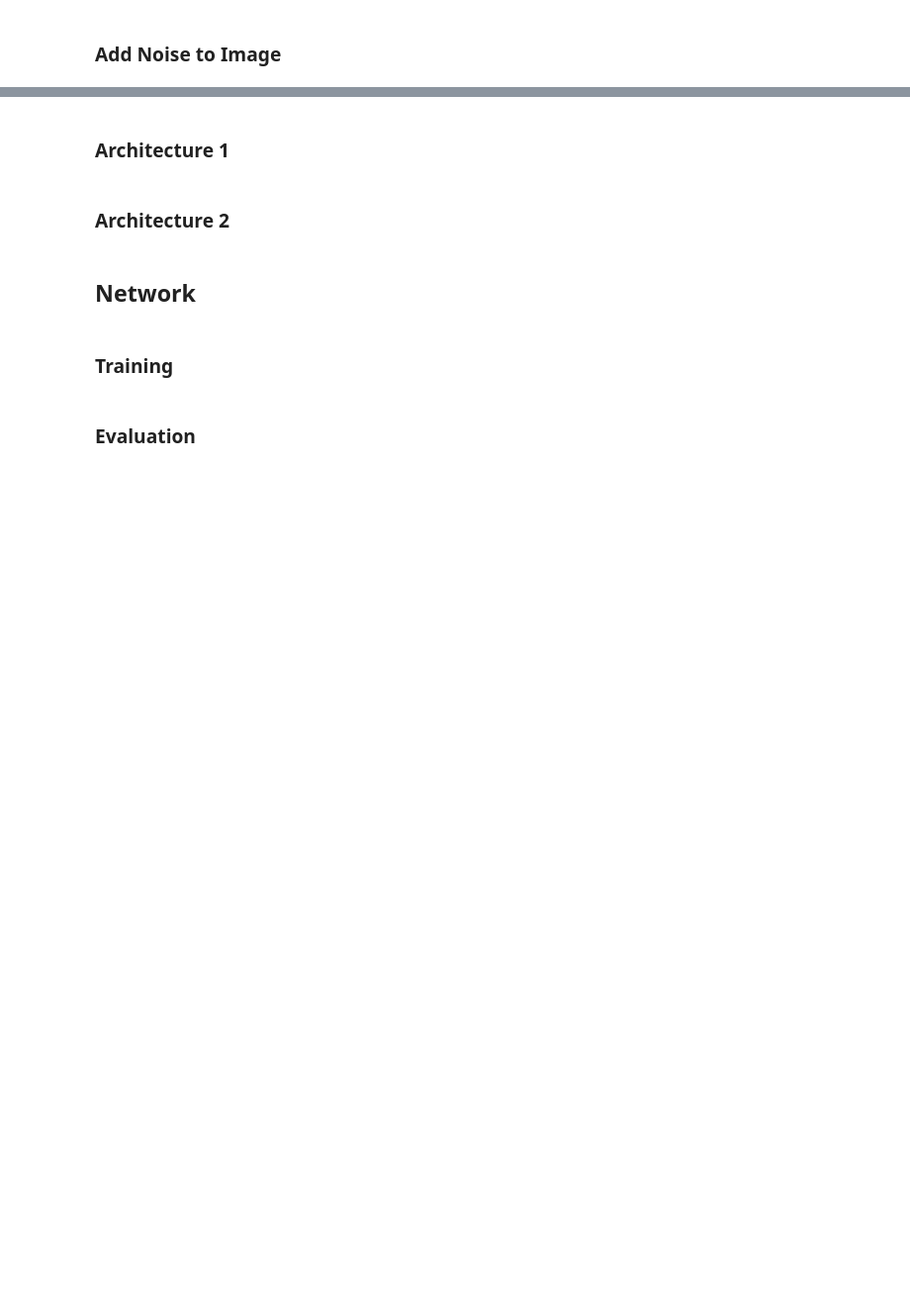
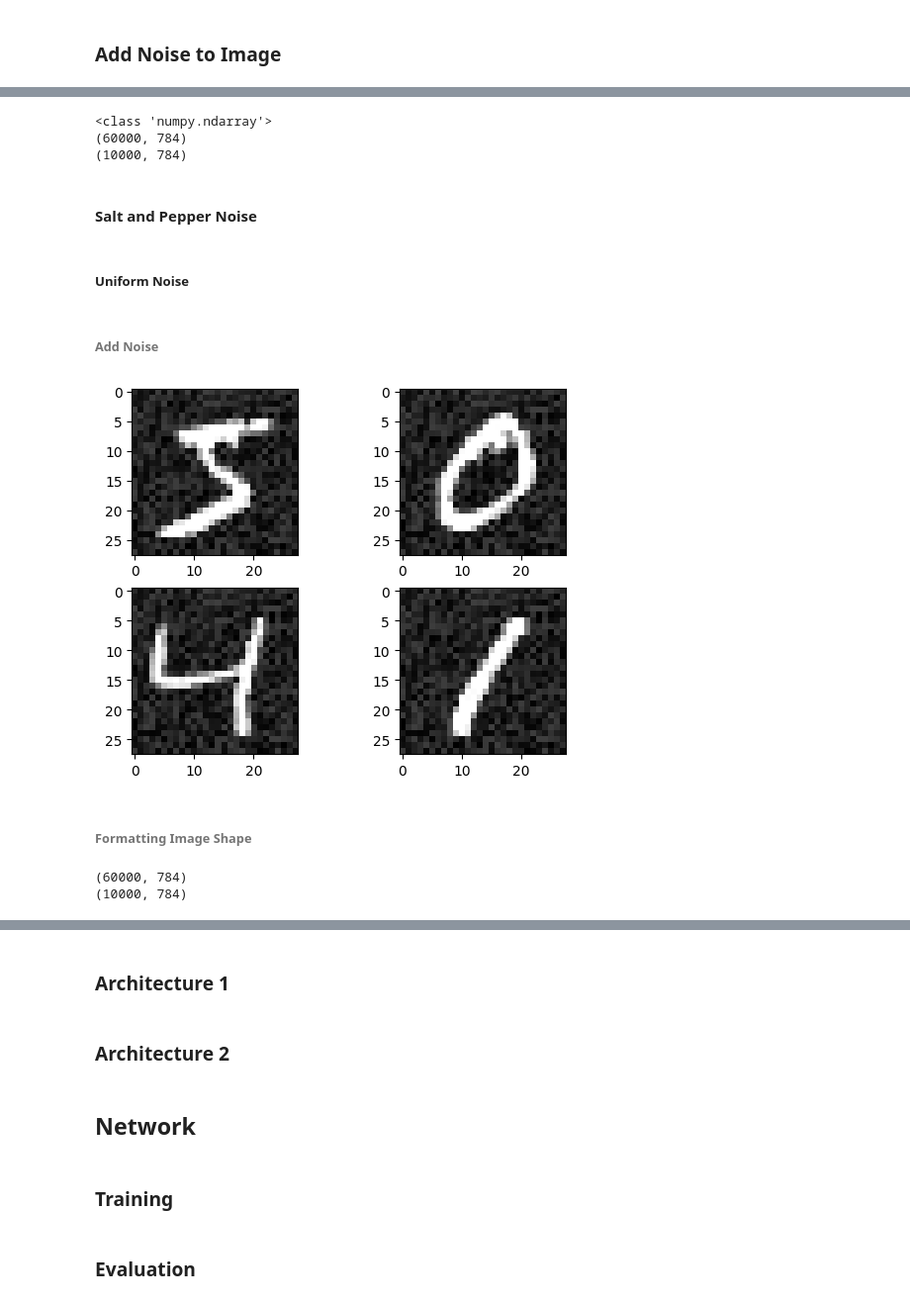
Before and after one commit to adi-ghosh/DAENoiseProfile, a Jupyter notebook: Noise Profile.ipynb, the cells around one changed output, grey strips where cells are left out. Shown: that part at 99% size. Drawn from its saved outputs; the diff is of its cells as text; code cells hidden in the pictures; blank space fills up the shorter version.

```diff
--- a/Noise Profile.ipynb
+++ b/Noise Profile.ipynb
@@ -55,0 +67,58 @@ plt.show()
+# %%
+num_pixels = MNIST_x_train_guassian.shape[1] * MNIST_x_train_guassian.shape[2]
+MNIST_x_train_guassian = MNIST_x_train_guassian.reshape(MNIST_x_train_guassian.shape[0], num_pixels).astype('float32')
+MNIST_x_test_guassian = MNIST_x_test_guassian.reshape(MNIST_x_test_guassian.shape[0], num_pixels).astype('float32')
+MNIST_x_train_guassian = MNIST_x_train_guassian / 255
+MNIST_x_test_guassian = MNIST_x_test_guassian / 255
+print(MNIST_x_train_guassian.shape)
+print(MNIST_x_test_guassian.shape)
+# %% [output]
+<class 'numpy.ndarray'>
+(60000, 784)
+(10000, 784)
+# %% [markdown]
+#### Salt and Pepper Noise
+# %% [markdown]
+##### Uniform Noise
+# %% [markdown]
+###### Add Noise
+# %%
+noise_factor = 0.25
+uni_noise=np.zeros((28,28),dtype=np.uint8)
+cv2.randu(uni_noise,0,255)
+uni_noise=(uni_noise*noise_factor).astype(np.uint8)
+MNIST_x_train_uniform=[]
+MNIST_x_test_uniform=[]
+for i in range(0,MNIST_X_train.shape[0]):
+    img=cv2.add(MNIST_X_train[i],uni_noise)
+    MNIST_x_train_uniform.append(img)
+for i in range(0,MNIST_X_test.shape[0]):
+    img=cv2.add(MNIST_X_test[i],uni_noise)
+    MNIST_x_test_uniform.append(img)
+MNIST_x_train_uniform = np.array(MNIST_x_train_uniform)
+MNIST_x_test_uniform = np.array(MNIST_x_test_uniform)
+plt.subplot(221)
+plt.imshow(MNIST_x_train_uniform[0], cmap=plt.get_cmap('gray'))
+plt.subplot(222)
+plt.imshow(MNIST_x_train_uniform[1], cmap=plt.get_cmap('gray'))
+plt.subplot(223)
+plt.imshow(MNIST_x_train_uniform[2], cmap=plt.get_cmap('gray'))
+plt.subplot(224)
+plt.imshow(MNIST_x_train_uniform[3], cmap=plt.get_cmap('gray'))
+# show the plot
+plt.show()
+# %% [output]
+[figure, added]
+# %% [markdown]
+###### Formatting Image Shape
+# %%
+num_pixels = MNIST_x_train_uniform.shape[1] * MNIST_x_train_uniform.shape[2]
+MNIST_x_train_uniform = MNIST_x_train_uniform.reshape(MNIST_x_train_uniform.shape[0], num_pixels).astype('float32')
+MNIST_x_test_uniform = MNIST_x_test_uniform.reshape(MNIST_x_test_uniform.shape[0], num_pixels).astype('float32')
+MNIST_x_train_uniform = MNIST_x_train_uniform / 255
+MNIST_x_test_uniform = MNIST_x_test_uniform / 255
+print(MNIST_x_train_uniform.shape)
+print(MNIST_x_test_uniform.shape)
+# %% [output]
+(60000, 784)
+(10000, 784)
```
Also changed, not shown: parts of 19 cells of this notebook.
